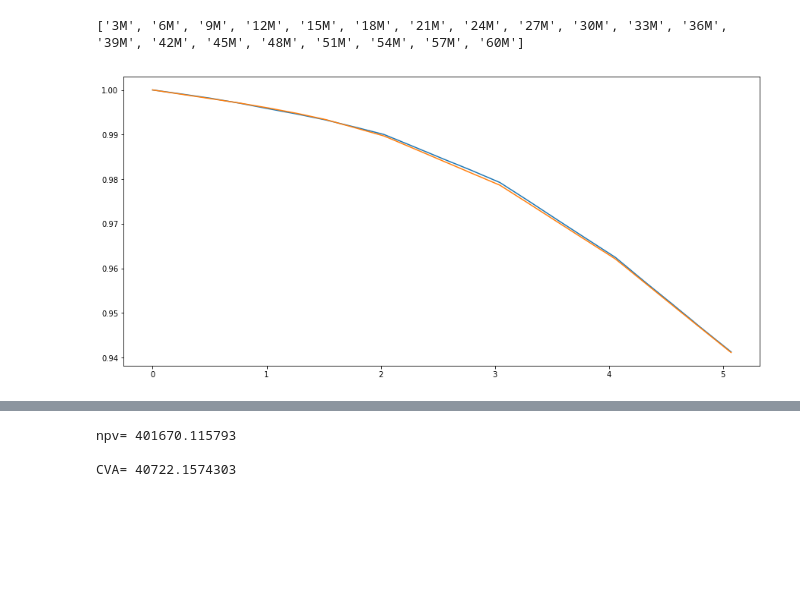
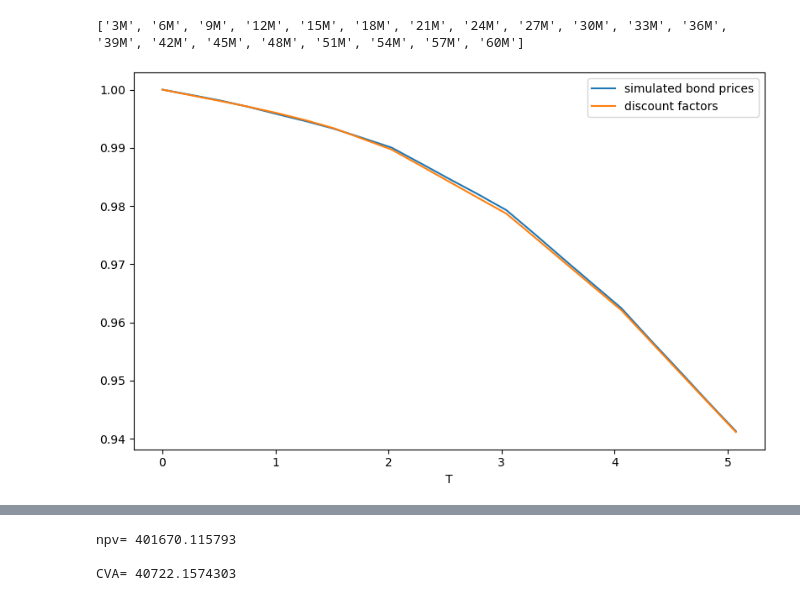
Before and after one commit to enthought/pyql, a Jupyter notebook: examples/notebooks/CVA computation.ipynb, the cells around one changed output, grey strips where cells are left out. Drawn from its saved outputs; the diff is of its cells as text; code cells hidden in the pictures; blank space fills up the shorter version.

```diff
--- a/examples/notebooks/CVA computation.ipynb
+++ b/examples/notebooks/CVA computation.ipynb
@@ -136,35 +133,38 @@ T = np.array([Actual360().year_fraction(todaysDate, d) for d in Dates])
 # %% [output]
 ['3M', '6M', '9M', '12M', '15M', '18M', '21M', '24M', '27M', '30M', '33M', '36M', '39M', '42M', '45M', '48M', '51M', '54M', '57M', '60M']
 # %%
-%matplotlib inline
 from matplotlib import pyplot as plt
 import matplotlib
 matplotlib.rcParams['figure.figsize'] = (15.0, 7.0)
 from quantlib.processes.api import HullWhiteProcess
 from quantlib.sim.simulate import simulate_process
 from quantlib.time_grid import TimeGrid
 
 Nsim = 1000
 
 #parameters calibrated with Quantlib to coterminal swaptions on 26/dec/2013
 a = 0.376739
 sigma = 0.0209835
 
 hw = HullWhiteProcess(crvToday, a, sigma)
 grid = TimeGrid.from_vector(T)
 rmat = simulate_process(hw, Nsim, grid, 1, antithetic=False)
 dT = np.diff(T)
 
 #check that bond prices match the original discount factors
 bonds = np.empty_like(rmat)
 bonds[1:] = np.exp(-(rmat[1:] * dT[:,None]).cumsum(axis=0))
 bonds[0] = 1
 bonds_mean = np.mean(bonds, axis=1)
-plt.plot(T, bonds_mean)
-plt.plot(T, [crvToday.discount(t) for t in T])
+
+plt.figure(figsize=(8, 5), layout='constrained')
+plt.plot(T, bonds_mean, label="simulated bond prices")
+plt.plot(T, [crvToday.discount(t) for t in T], label="discount factors")
+plt.xlabel("T")
+plt.legend()
 plt.show()
 # %% [output]
-[figure, old version]
+[figure, new version]
 # %%
 from quantlib.models.shortrate.onefactormodels.hullwhite import HullWhite
 
```
Also changed, not shown: parts of 7 cells of this notebook, 9 other files.
